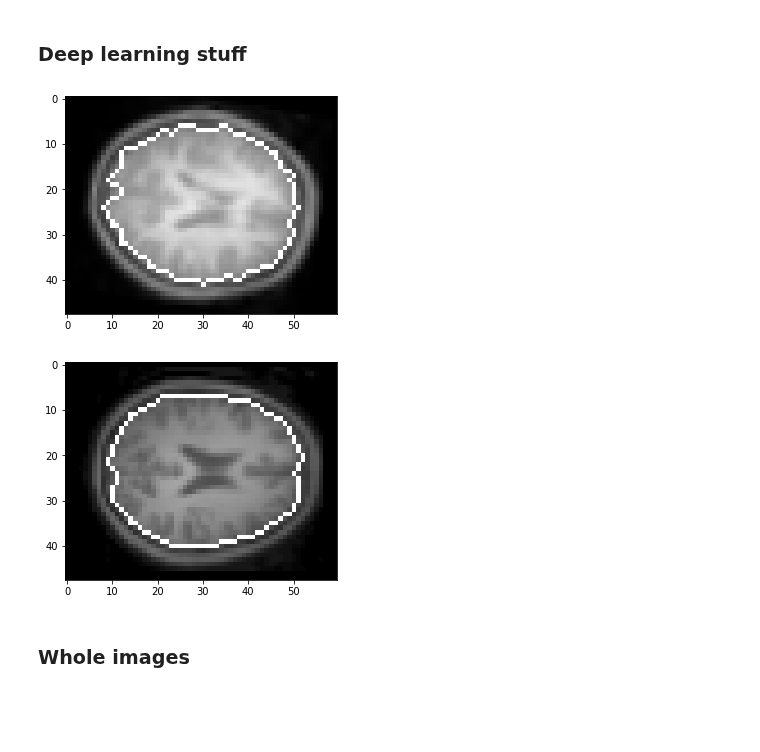
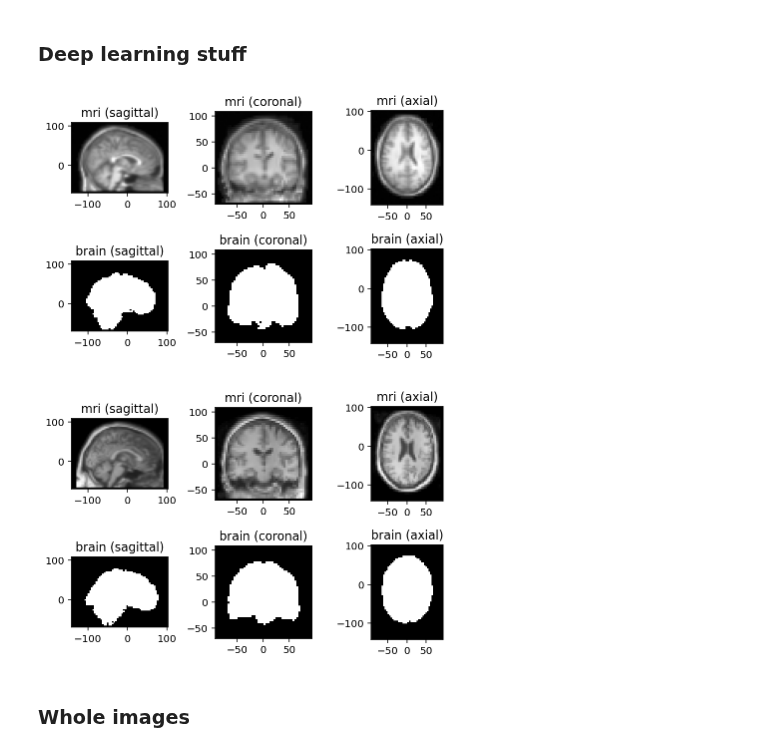
Before and after one commit to fepegar/torchio-notebooks, a Jupyter notebook: notebooks/TorchIO_tutorial.ipynb, the cells around one changed output. Drawn from its saved outputs; the diff is of its cells as text; code cells hidden in the pictures; blank space fills up the shorter version.

```diff
--- a/notebooks/TorchIO_tutorial.ipynb
+++ b/notebooks/TorchIO_tutorial.ipynb
@@ -255,11 +263,12 @@ training_transform = tio.Compose([
     tio.RandomBiasField(p=0.3),
     tio.ZNormalization(masking_method=tio.ZNormalization.mean),
     tio.RandomNoise(p=0.5),
-    tio.RandomFlip(axes=(0,)),
+    tio.RandomFlip(),
     tio.OneOf({
         tio.RandomAffine(): 0.8,
         tio.RandomElasticDeformation(): 0.2,
     }),
+    tio.OneHot(),
 ])
 
 validation_transform = tio.Compose([
@@ -268,13 +277,15 @@ validation_transform = tio.Compose([
     tio.CropOrPad((48, 60, 48)),
     tio.HistogramStandardization({'mri': landmarks}),
     tio.ZNormalization(masking_method=tio.ZNormalization.mean),
+    tio.OneHot(),
 ])
 
 num_subjects = len(dataset)
 num_training_subjects = int(training_split_ratio * num_subjects)
+num_validation_subjects = num_subjects - num_training_subjects
 
-training_subjects = subjects[:num_training_subjects]
-validation_subjects = subjects[num_training_subjects:]
+num_split_subjects = num_training_subjects, num_validation_subjects
+training_subjects, validation_subjects = torch.utils.data.random_split(subjects, num_split_subjects)
 
 training_set = tio.SubjectsDataset(
     training_subjects, transform=training_transform)
@@ -372,13 +381,13 @@ def train(num_epochs, training_loader, validation_loader, model, optimizer, weig
 # %%
 training_instance = training_set[42]  # transform is applied in SubjectsDataset
-show_subject(training_instance, 'mri', label_name='brain')
+training_instance.plot()
 # %% [output]
-[figure, old version]
+[figure, new version]
 # %%
 validation_instance = validation_set[42]
-show_subject(validation_instance, 'mri', label_name='brain')
+validation_instance.plot()
 # %% [output]
-[figure, old version]
+[figure, new version]
 # %% [markdown]
 ### Whole images
 # %%
```
Also changed, not shown: parts of 24 cells of this notebook.
